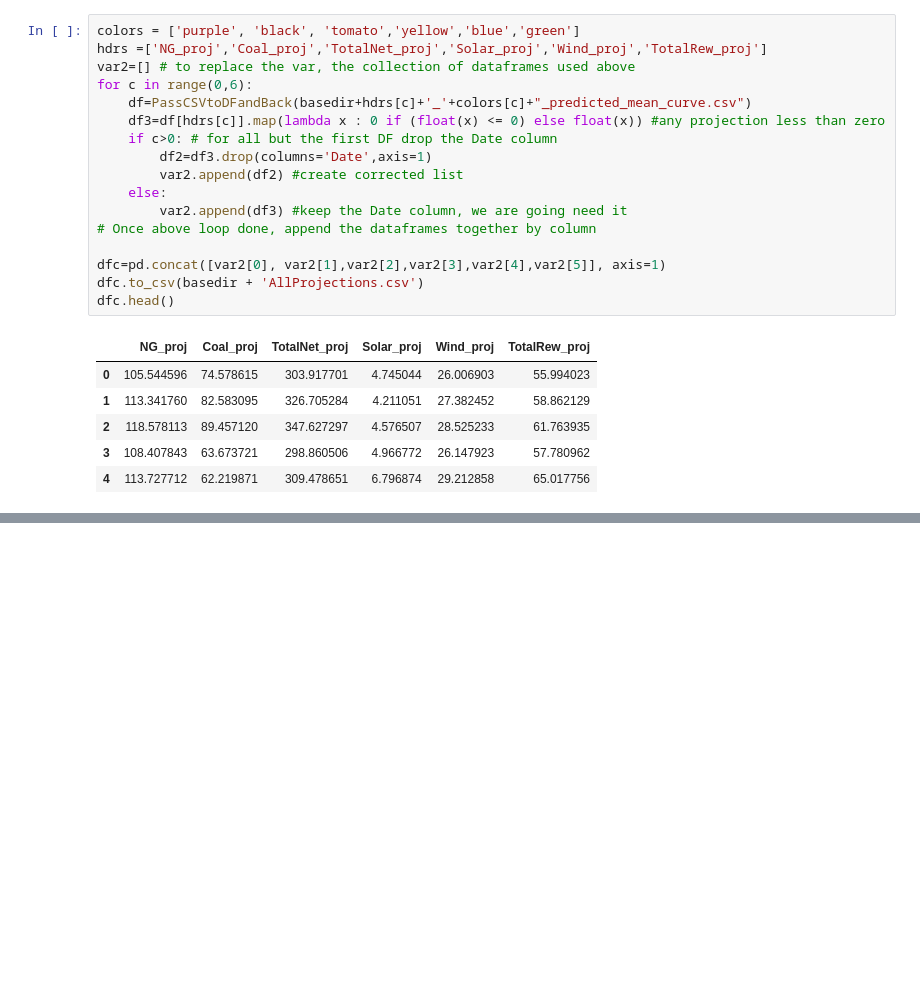
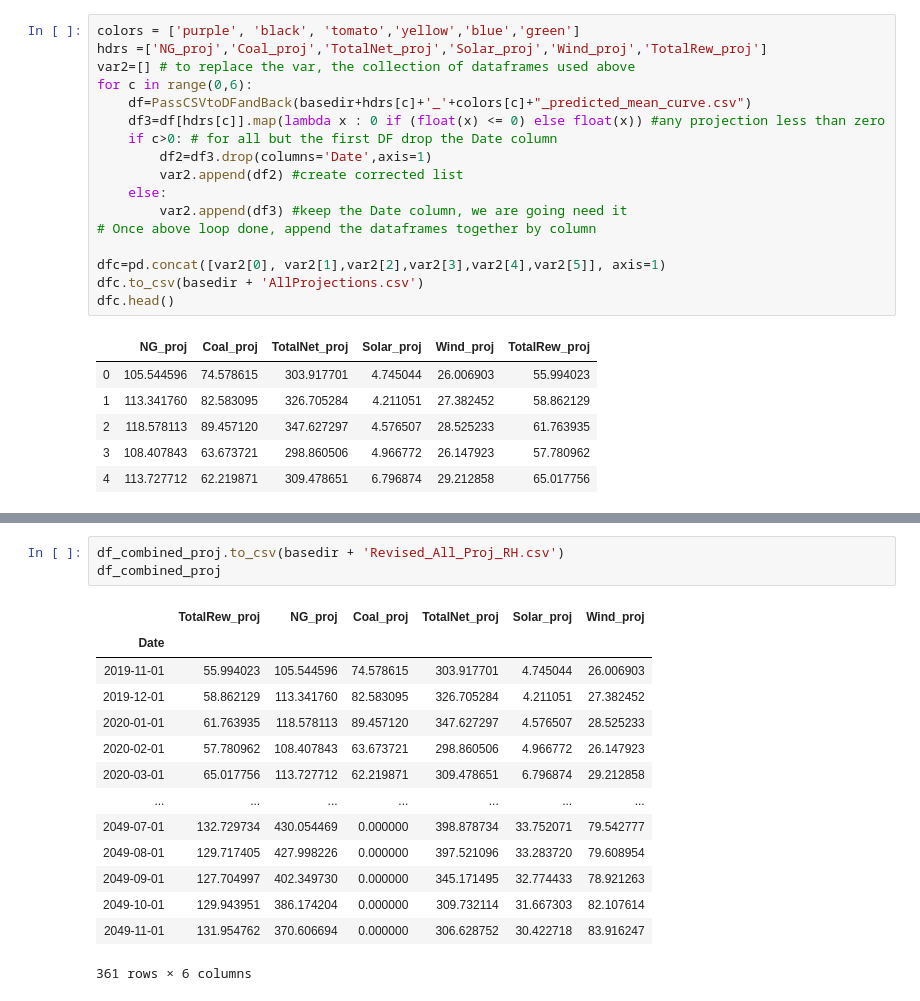
Before and after one commit to Hawkeye3D/Project-3-, a Jupyter notebook: static/python/Analysis 4 - MultiVariate ML.ipynb, the cells around one changed output, grey strips where cells are left out. Cells and saved outputs as stored; diff of their text form; blank space fills up the shorter version.

```diff
--- a/static/python/Analysis 4 - MultiVariate ML.ipynb
+++ b/static/python/Analysis 4 - MultiVariate ML.ipynb
@@ -596,0 +627,18 @@ dfc.head()
+# %%
+df_combined_proj.to_csv(basedir + 'Revised_All_Proj_RH.csv')
+df_combined_proj
+# %% [output]
+|  | TotalRew_proj | NG_proj | Coal_proj | TotalNet_proj | Solar_proj | Wind_proj |
+| Date |  |  |  |  |  |  |
+| 2019-11-01 | 55.994023 | 105.544596 | 74.578615 | 303.917701 | 4.745044 | 26.006903 |
+| 2019-12-01 | 58.862129 | 113.341760 | 82.583095 | 326.705284 | 4.211051 | 27.382452 |
+| 2020-01-01 | 61.763935 | 118.578113 | 89.457120 | 347.627297 | 4.576507 | 28.525233 |
+| 2020-02-01 | 57.780962 | 108.407843 | 63.673721 | 298.860506 | 4.966772 | 26.147923 |
+| 2020-03-01 | 65.017756 | 113.727712 | 62.219871 | 309.478651 | 6.796874 | 29.212858 |
+| ... | ... | ... | ... | ... | ... | ... |
+| 2049-07-01 | 132.729734 | 430.054469 | 0.000000 | 398.878734 | 33.752071 | 79.542777 |
+| 2049-08-01 | 129.717405 | 427.998226 | 0.000000 | 397.521096 | 33.283720 | 79.608954 |
+| 2049-09-01 | 127.704997 | 402.349730 | 0.000000 | 345.171495 | 32.774433 | 78.921263 |
+| 2049-10-01 | 129.943951 | 386.174204 | 0.000000 | 309.732114 | 31.667303 | 82.107614 |
+| 2049-11-01 | 131.954762 | 370.606694 | 0.000000 | 306.628752 | 30.422718 | 83.916247 |
+361 rows × 6 columns
```
Also changed, not shown: parts of 11 cells of this notebook, 1 other file.
